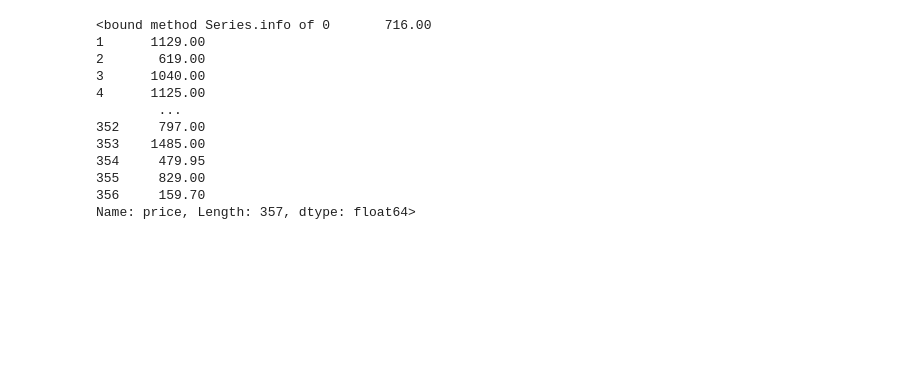
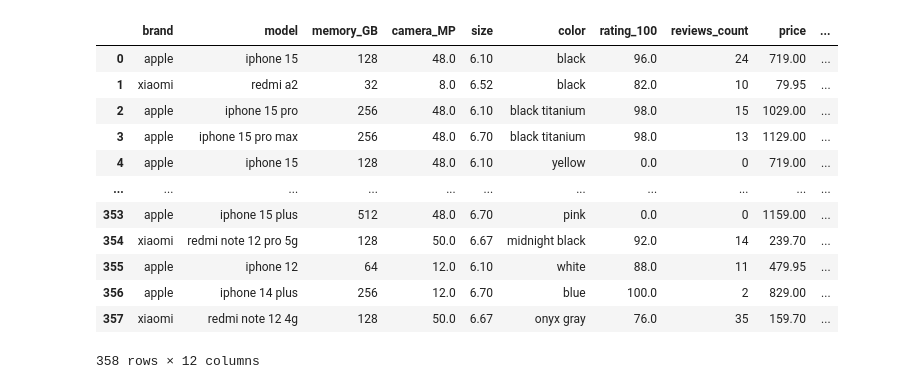
Before and after one commit to AlainRBurkhard/CIP_project, a Jupyter notebook: stage03_mediamartkt_transformation.ipynb, the cells around one changed output. Drawn from its saved outputs; the diff is of its cells as text; code cells hidden in the pictures; blank space fills up the shorter version.

```diff
--- a/stage03_mediamartkt_transformation.ipynb
+++ b/stage03_mediamartkt_transformation.ipynb
@@ -12,4 +12,4 @@ create a rating
 # %%
-df = pd.read_csv('data/cleaned_mediamarkt.csv')
+df = pd.read_csv('data/stage02_cleaned_mediamarkt.csv')
 # %%
 #transforming storage column
@@ -24,9 +15,0 @@ for index, url in storage_verification.items():
-# %%
-storage_manually = {
-    128: '32 GB',
-    137: '8 GB'
-}
-
-# Update the 'size' column in the DataFrame
-for index, storage in storage_manually.items():
-    df.at[index, 'storage'] = storage
@@ -53,26 +32,29 @@ def convert_to_gb(value):
 
 # Apply the conversion function to the 'storage' column
 df['memory_GB'] = df['storage'].apply(convert_to_gb)
-# %%
-df['price'].info
-# %% [output]
-<bound method Series.info of 0       716.00
-1      1129.00
-2       619.00
-3      1040.00
-4      1125.00
-        ...
-352     797.00
-353    1485.00
-354     479.95
-355     829.00
-356     159.70
-Name: price, Length: 357, dtype: float64>
 # %%
 df['rating_100'] = df['rating'] * 20
 # %%
 df['screen_price_ratio'] = df['price'] / df['size']
+new_order = ['brand', 'model', 'memory_GB', 'camera_MP', 'size', 'color', 'rating_100', 'reviews_count', 'price', 'screen_price_ratio', 'source', 'date']
+df = df[new_order]
 # %%
 file_name = "data/stage03_mediamarkt.csv"
 # Save the DataFrame to CSV in the same directory as the script
 df.to_csv(file_name, index=False)
+# %%
+df
+# %% [output]
+|  | brand | model | memory_GB | camera_MP | size | color | rating_100 | reviews_count | price | ... |
+| 0 | apple | iphone 15 | 128 | 48.0 | 6.10 | black | 96.0 | 24 | 719.00 | ... |
+| 1 | xiaomi | redmi a2 | 32 | 8.0 | 6.52 | black | 82.0 | 10 | 79.95 | ... |
+| 2 | apple | iphone 15 pro | 256 | 48.0 | 6.10 | black titanium | 98.0 | 15 | 1029.00 | ... |
+| 3 | apple | iphone 15 pro max | 256 | 48.0 | 6.70 | black titanium | 98.0 | 13 | 1129.00 | ... |
+| 4 | apple | iphone 15 | 128 | 48.0 | 6.10 | yellow | 0.0 | 0 | 719.00 | ... |
+| ... | ... | ... | ... | ... | ... | ... | ... | ... | ... | ... |
+| 353 | apple | iphone 15 plus | 512 | 48.0 | 6.70 | pink | 0.0 | 0 | 1159.00 | ... |
+| 354 | xiaomi | redmi note 12 pro 5g | 128 | 50.0 | 6.67 | midnight black | 92.0 | 14 | 239.70 | ... |
+| 355 | apple | iphone 12 | 64 | 12.0 | 6.10 | white | 88.0 | 11 | 479.95 | ... |
+| 356 | apple | iphone 14 plus | 256 | 12.0 | 6.70 | blue | 100.0 | 2 | 829.00 | ... |
+| 357 | xiaomi | redmi note 12 4g | 128 | 50.0 | 6.67 | onyx gray | 76.0 | 35 | 159.70 | ... |
+358 rows × 12 columns
```
Also changed, not shown: parts of 5 cells of this notebook, 22 other files.
